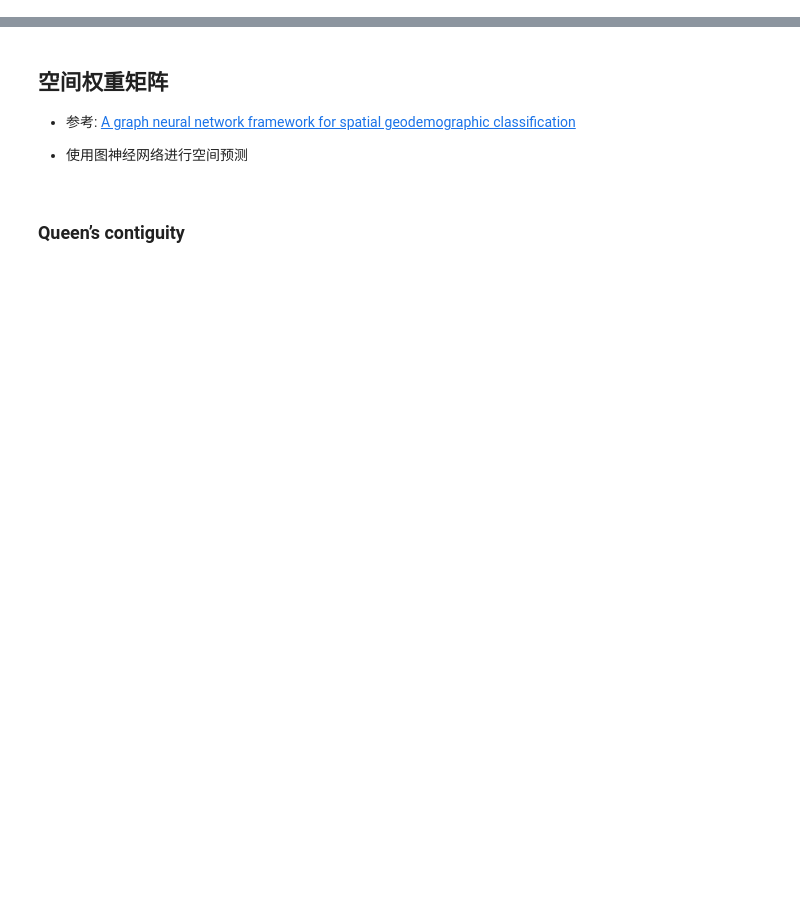
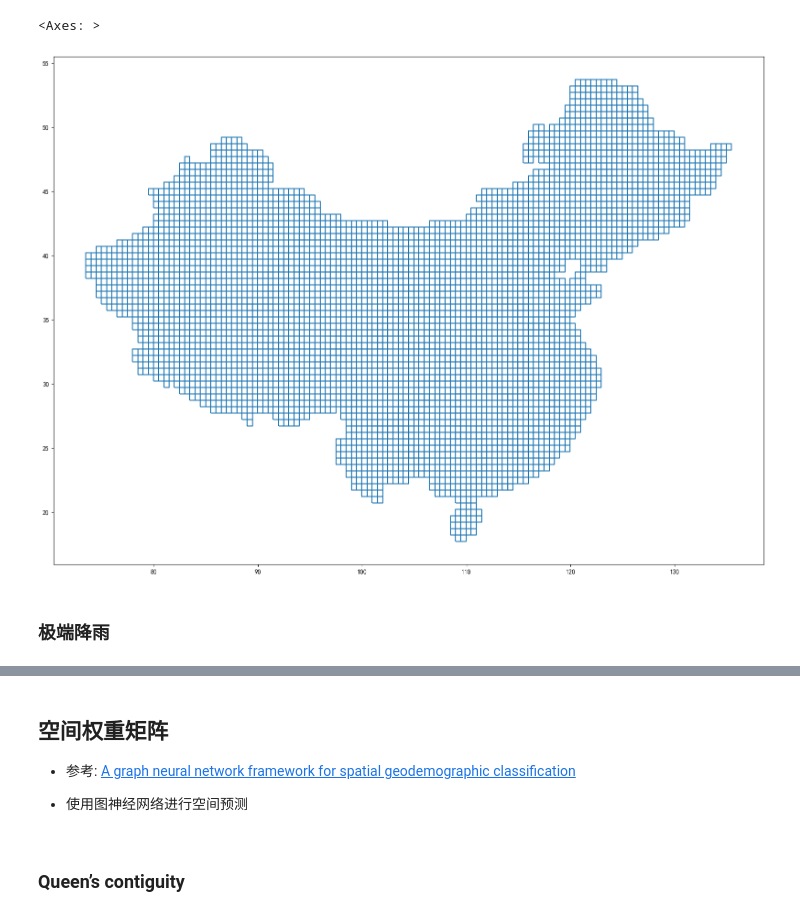
Before and after one commit to GISer2000/daily_learning, a Jupyter notebook: 2024华为杯 D题/第三题_GNN预测.ipynb, the cells around one changed output, grey strips where cells are left out. Saved outputs shown, nothing was run; the diff lists cells and outputs as text; code cells hidden in the pictures; blank space fills up the shorter version.

```diff
--- a/2024华为杯 D题/第三题_GNN预测.ipynb
+++ b/2024华为杯 D题/第三题_GNN预测.ipynb
@@ -28,0 +40,9 @@ gdf
+# %%
+gdf = gdf.sort_values('FID').reset_index(drop=True)
+# %%
+gdf.boundary.plot(figsize=(20,20))
+# %% [output]
+<Axes: >
+[figure, added]
+# %% [markdown]
+### 极端降雨
```
Also changed, not shown: parts of 72 cells of this notebook, 4 other files.
